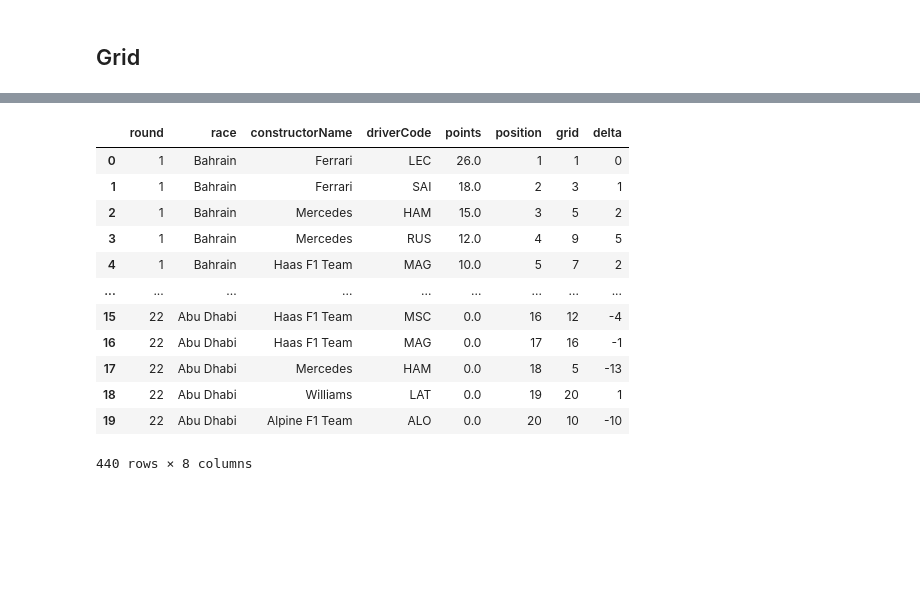
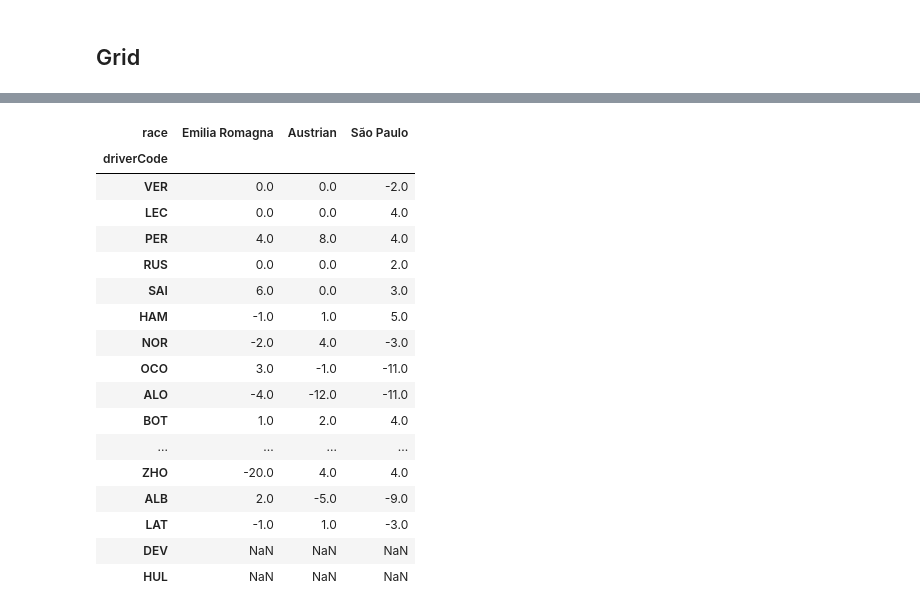
Before and after one commit to SupernovaIa/Formula-1-ML-Project, a Jupyter notebook: notebook/2024-Season.ipynb, the cells around one changed output, grey strips where cells are left out. Drawn from its saved outputs; the diff is of its cells as text; code cells hidden in the pictures; blank space fills up the shorter version.

```diff
--- a/notebook/2024-Season.ipynb
+++ b/notebook/2024-Season.ipynb
@@ -351,8 +357,18 @@ races = results['race'].drop_duplicates()
 # %%
-results_qualy_2 = results_qualy.pivot(index='driverCode', columns='round', values='position')
+def get_chart(df_results, df_championship, values='delta'):
 
-# Rank the drivers by theri championship position
-results_qualy_2 = results_qualy_2.merge(df_championship, on='driverCode').set_index('driverCode').sort_values(by='championshipPosition').drop(columns='championshipPosition')
+    """
+    wip
 
-# Use race name, instead of round no., as column names
-results_qualy_2.columns = races
+    values can be 'delta', 'grid' or 'position', including respective sprints
+    """
+
+    df = df_results.pivot(index='driverCode', columns='round', values=values)
+    df = df.merge(df_championship, on='driverCode').set_index('driverCode').sort_values(by='championshipPosition').drop(columns='championshipPosition')
+
+    # Use race name, instead of round number, as column names
+    df.columns = df_results['race'].drop_duplicates()
+
+    df.dropna(axis=1, how='all', inplace=True)
+
+    return df
@@ -394,36 +375,23 @@ df_delta = get_results_delta(2022)
-# %%
-df_delta
-# %% [output]
-|  | round | race | constructorName | driverCode | points | position | grid | delta |
-| 0 | 1 | Bahrain | Ferrari | LEC | 26.0 | 1 | 1 | 0 |
-| 1 | 1 | Bahrain | Ferrari | SAI | 18.0 | 2 | 3 | 1 |
-| 2 | 1 | Bahrain | Mercedes | HAM | 15.0 | 3 | 5 | 2 |
-| 3 | 1 | Bahrain | Mercedes | RUS | 12.0 | 4 | 9 | 5 |
-| 4 | 1 | Bahrain | Haas F1 Team | MAG | 10.0 | 5 | 7 | 2 |
-| ... | ... | ... | ... | ... | ... | ... | ... | ... |
-| 15 | 22 | Abu Dhabi | Haas F1 Team | MSC | 0.0 | 16 | 12 | -4 |
-| 16 | 22 | Abu Dhabi | Haas F1 Team | MAG | 0.0 | 17 | 16 | -1 |
-| 17 | 22 | Abu Dhabi | Mercedes | HAM | 0.0 | 18 | 5 | -13 |
-| 18 | 22 | Abu Dhabi | Williams | LAT | 0.0 | 19 | 20 | 1 |
-| 19 | 22 | Abu Dhabi | Alpine F1 Team | ALO | 0.0 | 20 | 10 | -10 |
-440 rows × 8 columns
-# %%
-df_championship = _get_df_championship(df_drivers_2022)
-# %%
-def get_chart(df_results, df_championship, values='delta'):
-
-    """
-    wip
-
-    values can be 'delta', 'grid' or 'position'
-    """
-
-    df = df_results.pivot(index='driverCode', columns='round', values=values)
-    df = df.merge(df_championship, on='driverCode').set_index('driverCode').sort_values(by='championshipPosition').drop(columns='championshipPosition')
-
-    # Use race name, instead of round number, as column names
-    df.columns = df_results['race'].drop_duplicates()
-
-    return df
 # %%
-df = get_chart(df_delta, df_championship, values='delta')
+df = get_chart(df_2022, df_championship, values='delta_sprint')
+
+df
+# %% [output]
+| race | Emilia Romagna | Austrian | São Paulo |
+| driverCode |  |  |  |
+| VER | 0.0 | 0.0 | -2.0 |
+| LEC | 0.0 | 0.0 | 4.0 |
+| PER | 4.0 | 8.0 | 4.0 |
+| RUS | 0.0 | 0.0 | 2.0 |
+| SAI | 6.0 | 0.0 | 3.0 |
+| HAM | -1.0 | 1.0 | 5.0 |
+| NOR | -2.0 | 4.0 | -3.0 |
+| OCO | 3.0 | -1.0 | -11.0 |
+| ALO | -4.0 | -12.0 | -11.0 |
+| BOT | 1.0 | 2.0 | 4.0 |
+| ... | ... | ... | ... |
+| ZHO | -20.0 | 4.0 | 4.0 |
+| ALB | 2.0 | -5.0 | -9.0 |
+| LAT | -1.0 | 1.0 | -3.0 |
+| DEV | NaN | NaN | NaN |
+| HUL | NaN | NaN | NaN |
```
Also changed, not shown: parts of 15 cells of this notebook.
